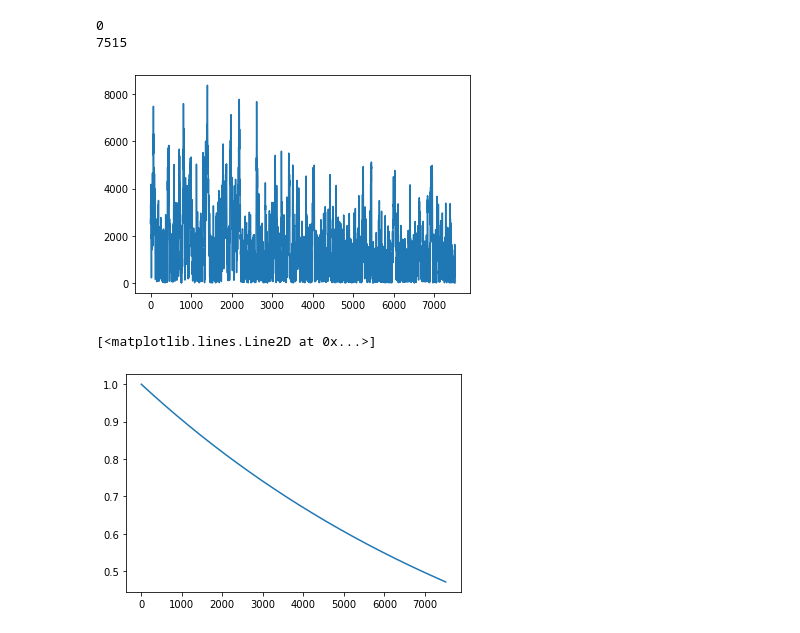
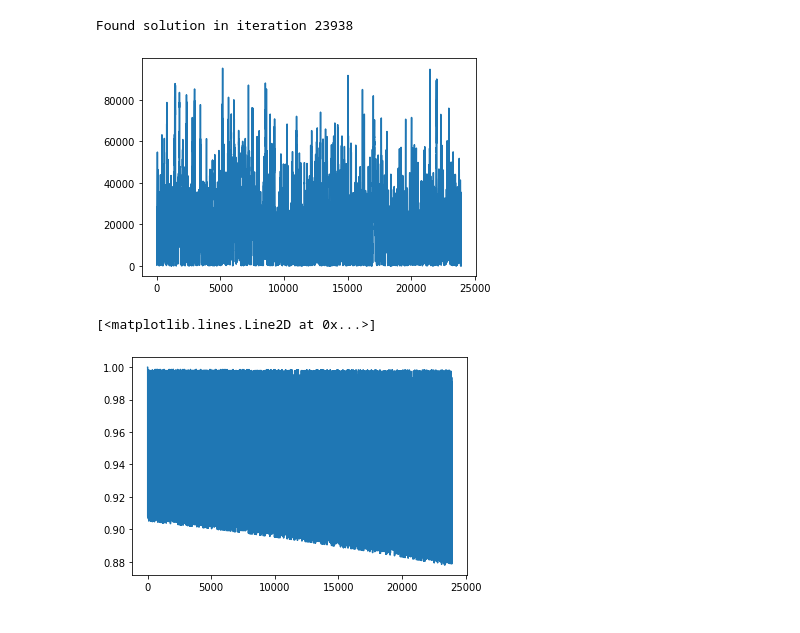
Before and after one commit to jjablonski-it/pjatk-mhe, a Jupyter notebook: MHE_3-Annealing.ipynb, the cells around one changed output. Saved outputs shown, nothing was run; the diff lists cells and outputs as text; code cells hidden in the pictures.

```diff
--- a/MHE_3-Annealing.ipynb
+++ b/MHE_3-Annealing.ipynb
@@ -7,7 +7,7 @@ import matplotlib.pyplot as plt
 # %%
 # constants
 length = 100
-value_range = 1000
+value_range = 10000
 # %%
 data = sorted([random.randint(-value_range,value_range) for _ in range(length)])
 # %%
@@ -42,43 +42,57 @@ class SA:
         self.index = random_index()
         self.iteration = 1
         self.max_iteration = max_iteration
-        self.index_per_iteration = []
-        self.temp_per_iteration = []
+        self.best_index = self.index
+        self.best_index_per_iteration = []
+        self.prob_per_iteration = [1]
 
     def calculate_cost(self, index):
         return subset_sum(index)
 
     def get_temp(self):
-        return math.exp(-self.iteration/self.max_iteration)
+        return self.max_iteration - self.iteration + 1
 
-    def update(self):
-        self.index_per_iteration.append(self.index)
-        self.temp_per_iteration.append(self.get_temp())
+    def should_accept(self, cost_diff):
+        res = math.exp(-(value_range+cost_diff)/(self.get_temp()))
+        self.prob_per_iteration.append(res)
+        return random.random() < res
+
+    def update_values(self, ):
+        if subset_sum(self.index) < subset_sum(self.best_index):
+            self.best_index = self.index
+            self.best_index_per_iteration.append(self.index)
+
+    def end_condition(self):
+        end = subset_sum(self.index) == 0
+        if end:
+            print('Found solution in iteration %d' % self.iteration)
+        return end
 
     def run(self):
         while(self.iteration < self.max_iteration):
             next_index = random.choice(list(generate_neighbours(self.index)))
-            if self.calculate_cost(next_index) < self.calculate_cost(self.index):
+            diff = self.calculate_cost(self.index) - self.calculate_cost(next_index)
+            if diff >= 0:
                 self.index = next_index
+                self.prob_per_iteration.append(self.prob_per_iteration[-1])
             else:
-                if random.random() < self.get_temp() + .1:
+                if self.should_accept(diff):
                     self.index = next_index
-            self.update()
-            if(subset_sum(self.index) == 0):
+            self.update_values()
+            if self.end_condition():
                 return self.index
             self.iteration += 1
         return self.index
 # %%
-sa = SA(10000)
-print(subset_sum(sa.run()))
-print(sa.iteration)
+sa = SA(100000)
+sa.run()
 plot_indices_to_sum(sa.index_per_iteration)
+# plt.plot(sa.prob_per_iteration)
 # %% [output]
-0
-7515
+Found solution in iteration 23938
-[figure, old version]
+[figure, new version]
 # %%
-plt.plot(sa.temp_per_iteration)
+plt.plot(sa.prob_per_iteration)
 # %% [output]
 [<matplotlib.lines.Line2D at 0x...>]
-[figure, old version]
+[figure, new version]
```
